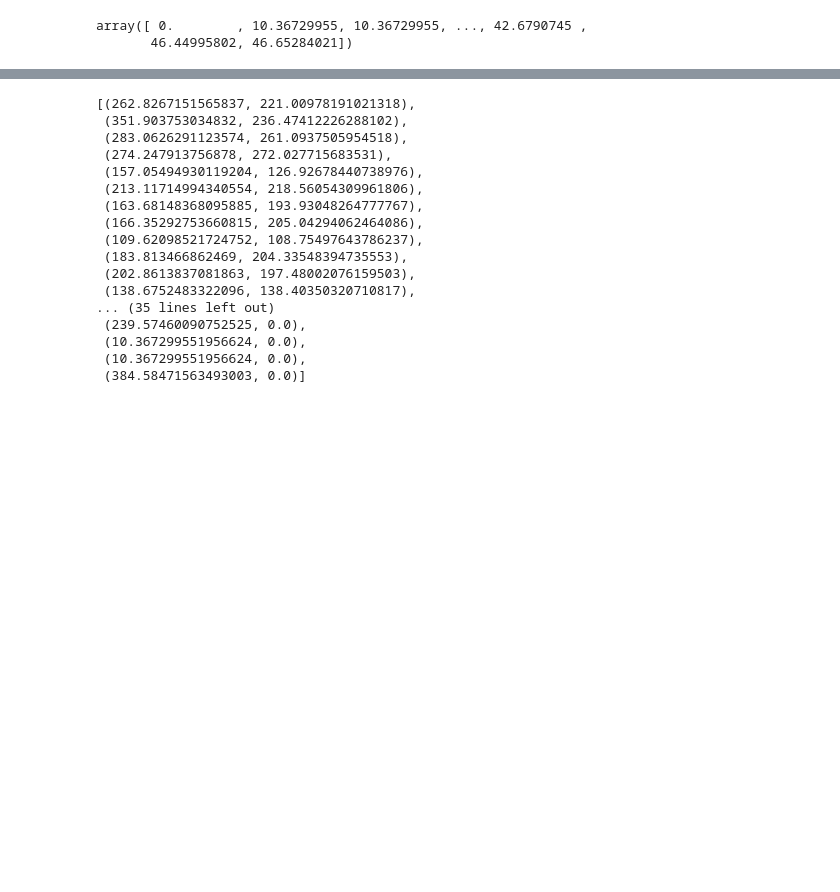
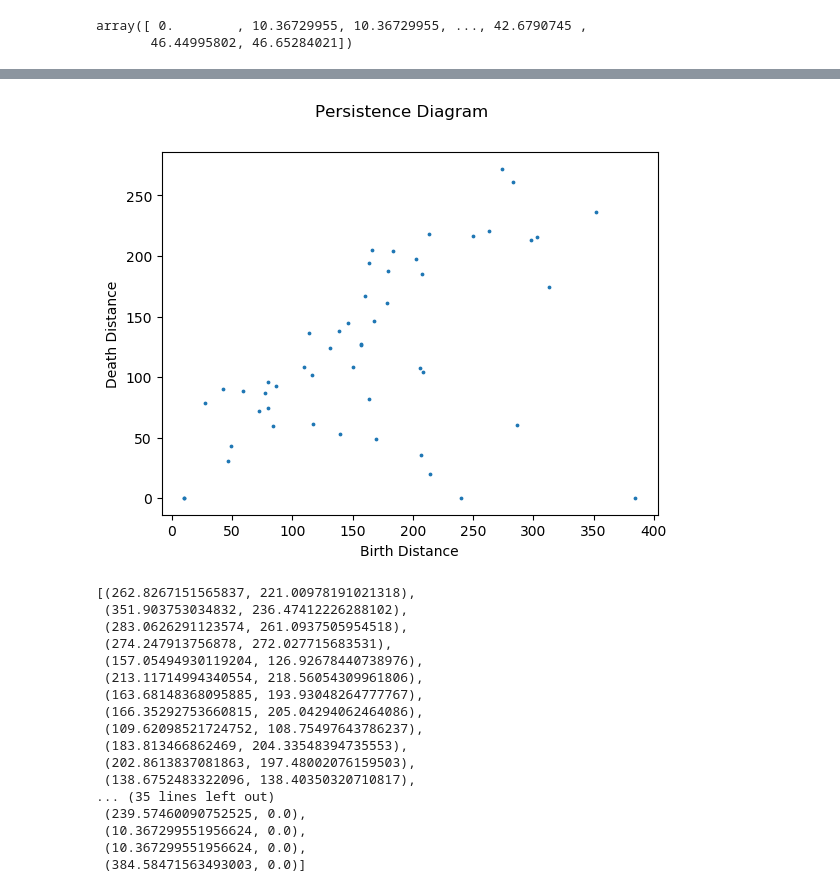
Before and after one commit to q0j0p/aibs, a Jupyter notebook: ds_workflow/4_modeling/Topological analysis.ipynb, the cells around one changed output, grey strips where cells are left out. Drawn from its saved outputs; the diff is of its cells as text; code cells hidden in the pictures; blank space fills up the shorter version.

Commit message:
finish implementing basic persistence barcode visualization

```diff
--- a/ds_workflow/4_modeling/Topological analysis.ipynb
+++ b/ds_workflow/4_modeling/Topological analysis.ipynb
@@ -96,3 +98,13 @@ graph_persistence_barcode(persistence_barcode)
+# %%
+def persistence_diagram(pb):
+    plt.scatter(*zip(*pb),s=3)
+    plt.suptitle('Persistence Diagram')
+    plt.xlabel('Birth Distance')
+    plt.ylabel('Death Distance')
+# %%
+persistence_diagram(persistence_barcode)
+# %% [output]
+[figure, added]
 # %%
 # Note: This neuron has a soma that is represented by a sphere of radius ~10.36
 # covering nodes 1-3, producing an identicl barcode starting at 0.
```
Also changed, not shown: parts of 3 cells of this notebook.
